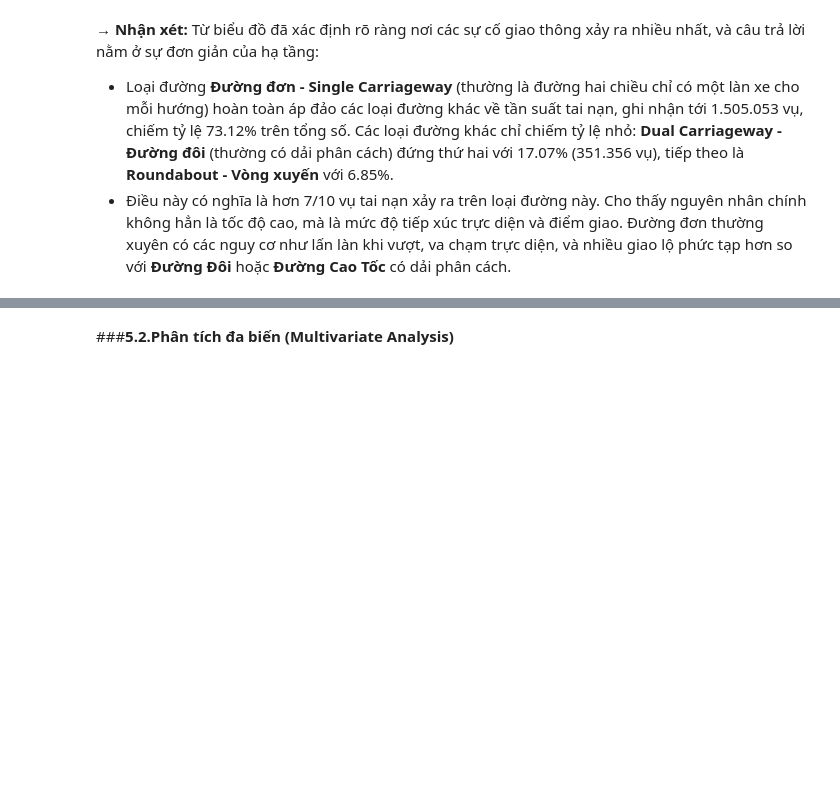
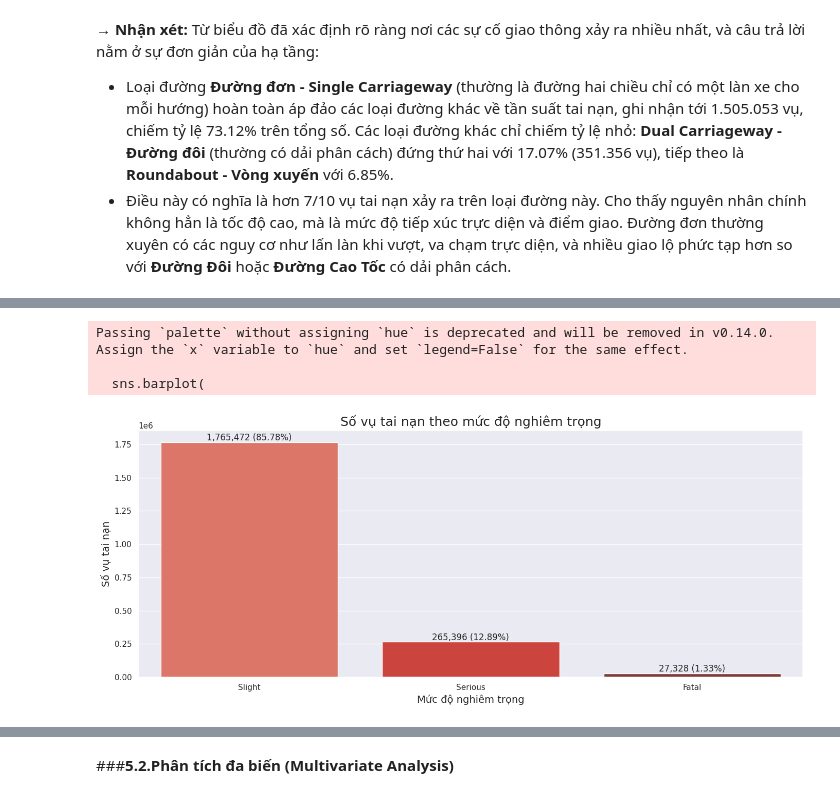
Before and after one commit to mihhwiNick/DA_project, a Jupyter notebook: UK_Road_Traffic_Accident_DA.ipynb, the cells around one changed output, grey strips where cells are left out. Cells and saved outputs as stored; diff of their text form; code cells hidden in the pictures; blank space fills up the shorter version.

```diff
--- a/UK_Road_Traffic_Accident_DA.ipynb
+++ b/UK_Road_Traffic_Accident_DA.ipynb
@@ -1340,0 +1459,39 @@ plt.show()
+# %%
+severity_series = merged_data['Accident_Severity'].fillna('Unknown')
+severity_counts = severity_series.value_counts()
+severity_df = severity_counts.reset_index()
+severity_df.columns = ['Severity', 'Accident_Count']
+total_severity = severity_df['Accident_Count'].sum()
+severity_df = severity_df.sort_values('Accident_Count', ascending=False)
+
+plt.figure(figsize=(14, 6))
+
+# Vẽ cột dọc
+sns.barplot(
+    x='Severity',
+    y='Accident_Count',
+    data=severity_df,
+    palette='Reds_d'
+)
+
+plt.title("Số vụ tai nạn theo mức độ nghiêm trọng", fontsize=18)
+plt.xlabel("Mức độ nghiêm trọng", fontsize=14)
+plt.ylabel("Số vụ tai nạn", fontsize=14)
+
+# Ghi số + phần trăm trên cột
+for index, row in severity_df.iterrows():
+    plt.text(
+        index,
+        row['Accident_Count'] + total_severity*0.007,
+        f"{row['Accident_Count']:,} ({row['Accident_Count']/total_severity:.2%})",
+        ha='center',
+        fontsize=12
+    )
+
+plt.tight_layout()
+plt.show()
+# %% [output]
+Passing `palette` without assigning `hue` is deprecated and will be removed in v0.14.0. Assign the `x` variable to `hue` and set `legend=False` for the same effect.
+
+  sns.barplot(
+[figure, added]
```
Also changed, not shown: parts of 15 cells of this notebook.
